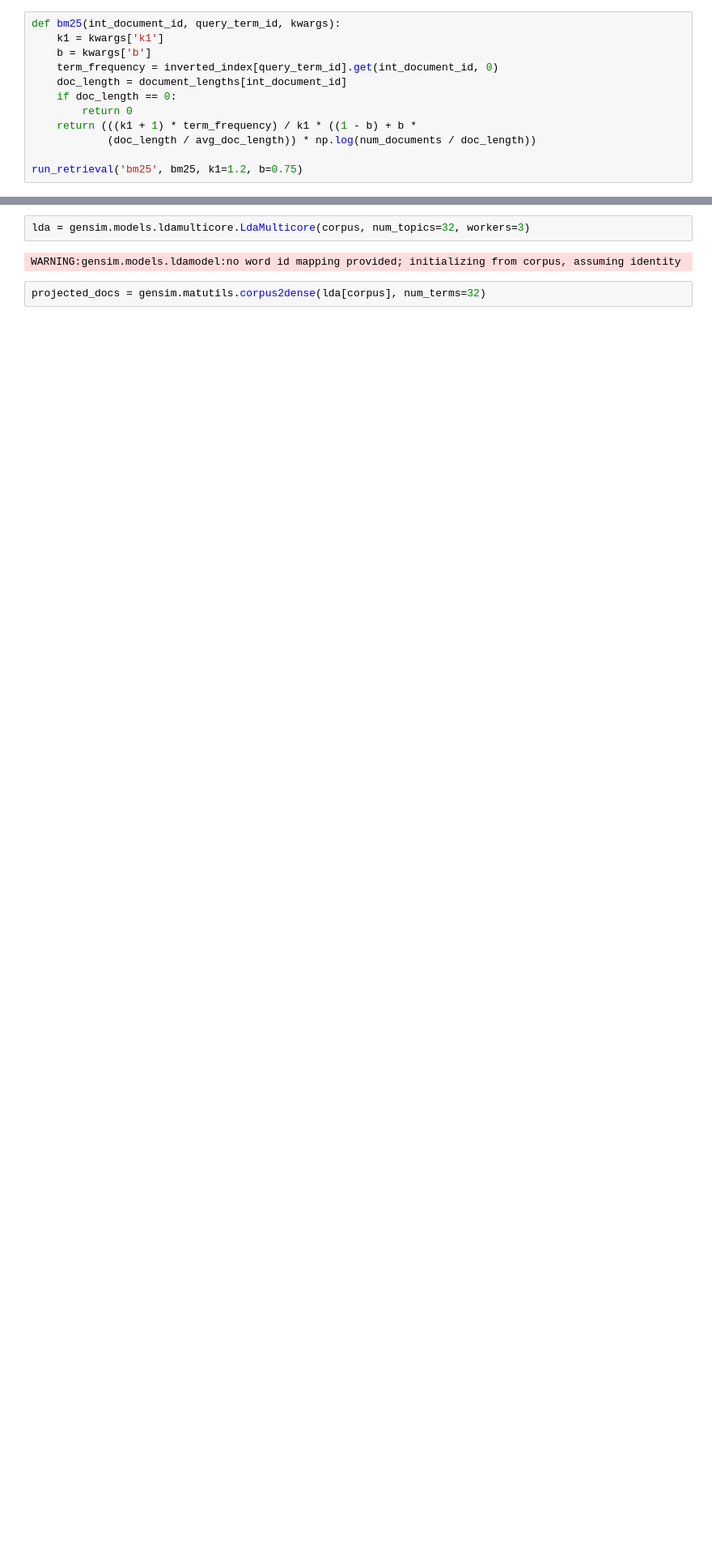
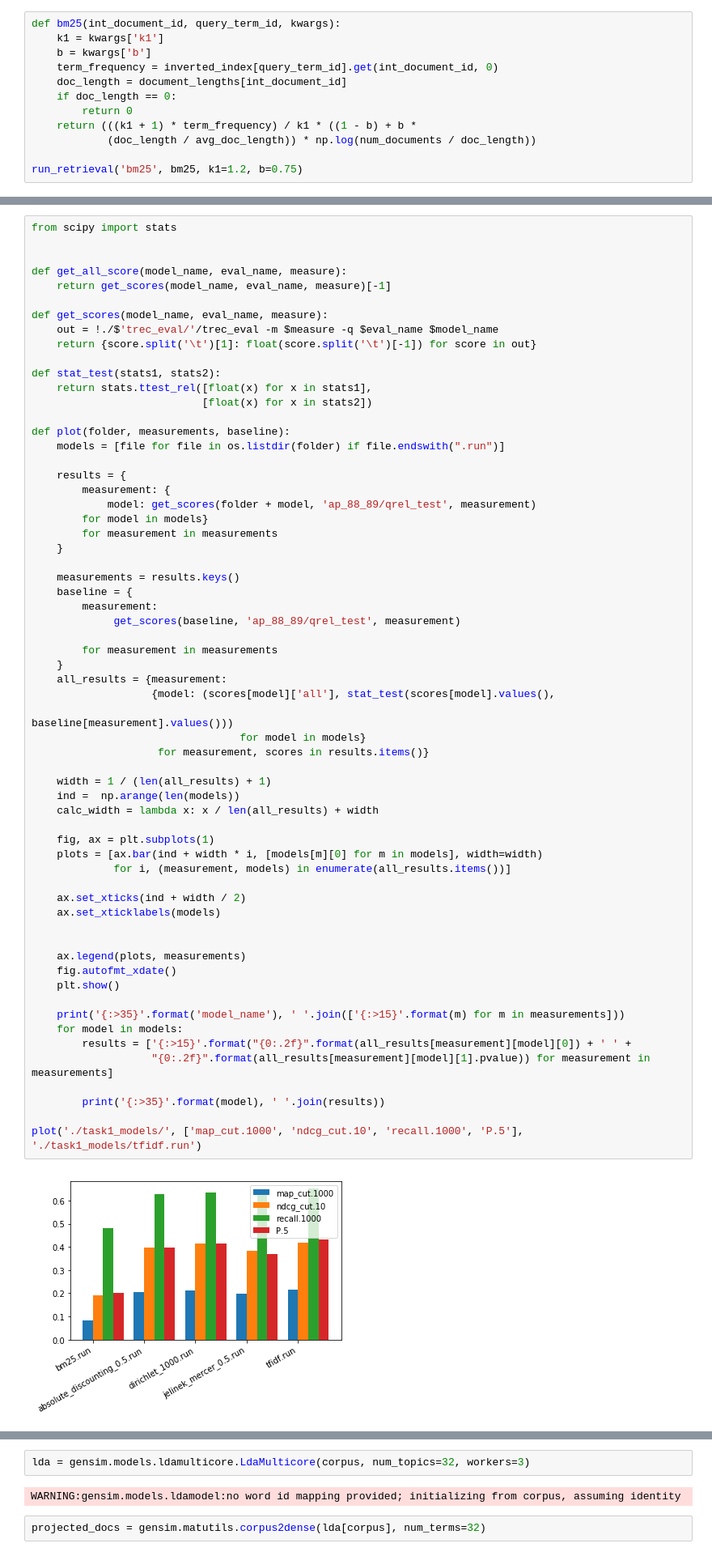
Before and after one commit to Poezedoez/IR1, a Jupyter notebook: hw2/assignment.ipynb, the cells around one changed output, grey strips where cells are left out. Shown: that part at 81% size. Cells and saved outputs as stored; diff of their text form; blank space fills up the shorter version.

```diff
--- a/hw2/assignment.ipynb
+++ b/hw2/assignment.ipynb
@@ -525,0 +501,64 @@ NameError: name 'ax3' is not defined
+# %%
+from scipy import stats
+
+
+def get_all_score(model_name, eval_name, measure):
+    return get_scores(model_name, eval_name, measure)[-1]
+
+def get_scores(model_name, eval_name, measure):
+    out = !./$'trec_eval/'/trec_eval -m $measure -q $eval_name $model_name
+    return {score.split('\t')[1]: float(score.split('\t')[-1]) for score in out}
+
+def stat_test(stats1, stats2):
+    return stats.ttest_rel([float(x) for x in stats1],
+                           [float(x) for x in stats2])
+
+def plot(folder, measurements, baseline):
+    models = [file for file in os.listdir(folder) if file.endswith(".run")]
+
+    results = {
+        measurement: {
+            model: get_scores(folder + model, 'ap_88_89/qrel_test', measurement)
+        for model in models}
+        for measurement in measurements
+    }
+
+    measurements = results.keys()
+    baseline = {
+        measurement:
+             get_scores(baseline, 'ap_88_89/qrel_test', measurement)
+
+        for measurement in measurements
+    }
+    all_results = {measurement:
+                   {model: (scores[model]['all'], stat_test(scores[model].values(),
+                                                                         baseline[measurement].values()))
+                                 for model in models}
+                    for measurement, scores in results.items()}
+
+    width = 1 / (len(all_results) + 1)
+    ind =  np.arange(len(models))
+    calc_width = lambda x: x / len(all_results) + width
+
+    fig, ax = plt.subplots(1)
+    plots = [ax.bar(ind + width * i, [models[m][0] for m in models], width=width)
+             for i, (measurement, models) in enumerate(all_results.items())]
+
+    ax.set_xticks(ind + width / 2)
+    ax.set_xticklabels(models)
+
+
+    ax.legend(plots, measurements)
+    fig.autofmt_xdate()
+    plt.show()
+
+    print('{:>35}'.format('model_name'), ' '.join(['{:>15}'.format(m) for m in measurements]))
+    for model in models:
+        results = ['{:>15}'.format("{0:.2f}".format(all_results[measurement][model][0]) + ' ' +
+                   "{0:.2f}".format(all_results[measurement][model][1].pvalue)) for measurement in measurements]
+
+        print('{:>35}'.format(model), ' '.join(results))
+
+plot('./task1_models/', ['map_cut.1000', 'ndcg_cut.10', 'recall.1000', 'P.5'], './task1_models/tfidf.run')
+# %% [output]
+[figure, added]
```
Also changed, not shown: parts of 11 cells of this notebook.
